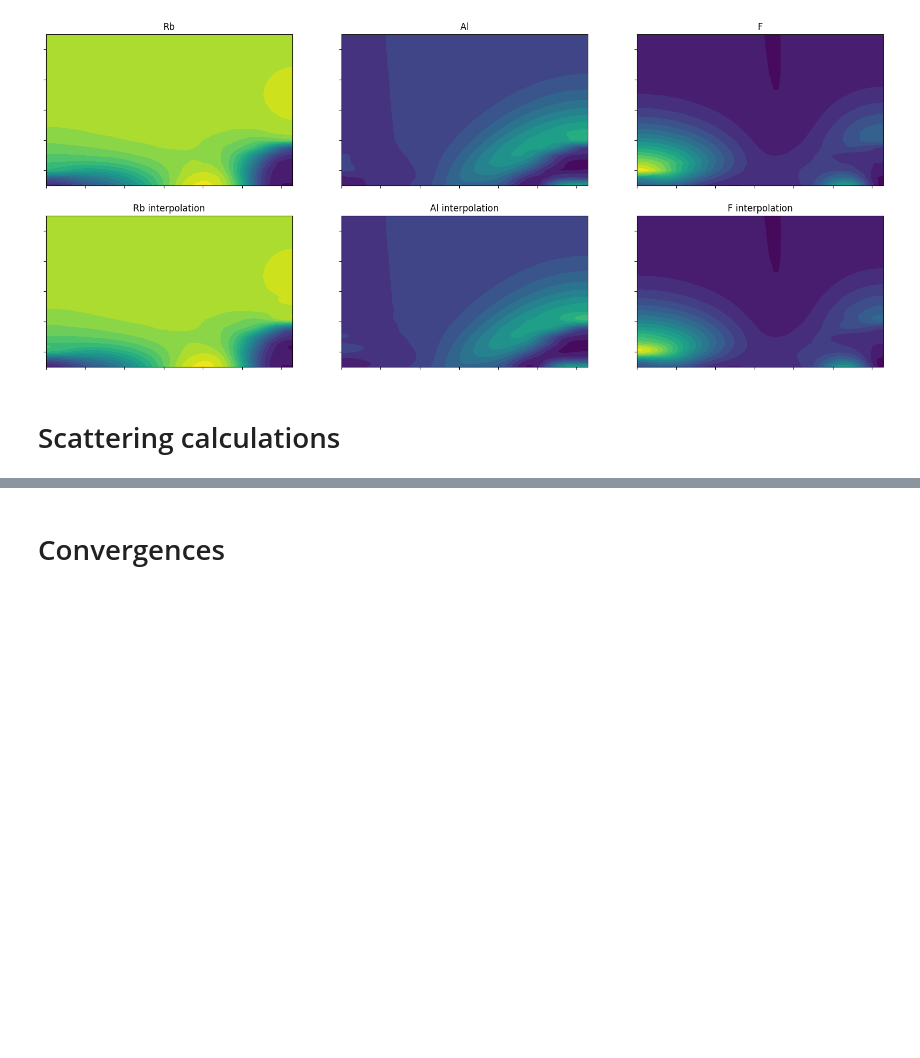
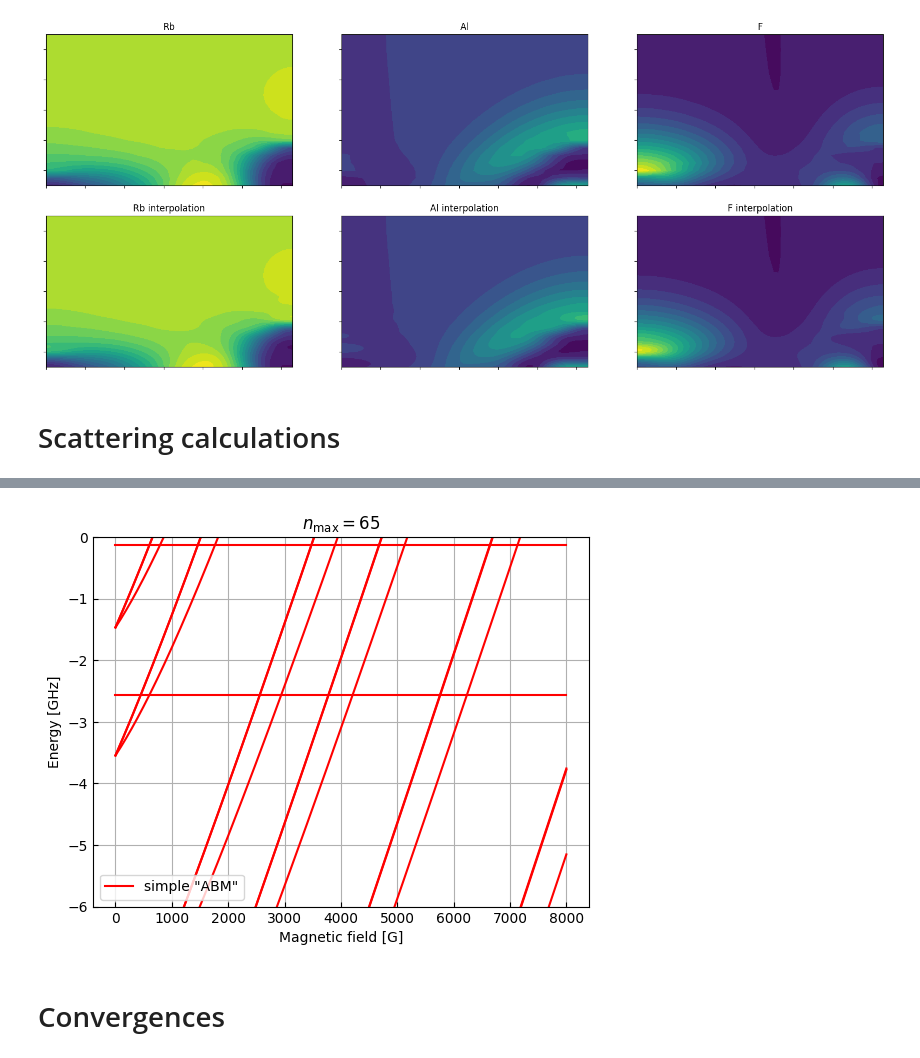
Before and after one commit to Wleter/rb_alf_feshbach, a Jupyter notebook: analysis/analysis.ipynb, the cells around one changed output, grey strips where cells are left out. Cells and saved outputs as stored; diff of their text form; code cells hidden in the pictures; blank space fills up the shorter version.

```diff
--- a/analysis/analysis.ipynb
+++ b/analysis/analysis.ipynb
@@ -227,3 +259,21 @@ axes[1].set_ylim(-6, 0);
+# %%
+fig, ax = utility.plot()
+
+bounds_single = BoundsDependence.parse_json(f"{DATA_PATH}/alf_rb_bound_states_n_max_65_structureless.json")
+bounds = bounds_single.data[:, -1]
+levels = utility.load(f"{DATA_PATH}/alf_rb_levels_n_max_0_far.dat")
+levels[:, 1:] -= levels[:, 1:2]
+
+for b in bounds:
+    ax.plot(levels[:, 0], levels[:, 1:] + b, color = "red")
+
+ax.set_title(r"$n_\text{max} = 65$")
+ax.set_xlabel("Magnetic field [G]")
+ax.set_ylim(-6, 0)
+ax.legend([ax.lines[0]], ['simple "ABM"'], loc = "lower left")
+ax.set_ylabel(f"Energy [GHz]");
+# %% [output]
+[figure, added]
 # %% [markdown]
 # Convergences
 # %%
```
Also changed, not shown: parts of 8 cells of this notebook.
